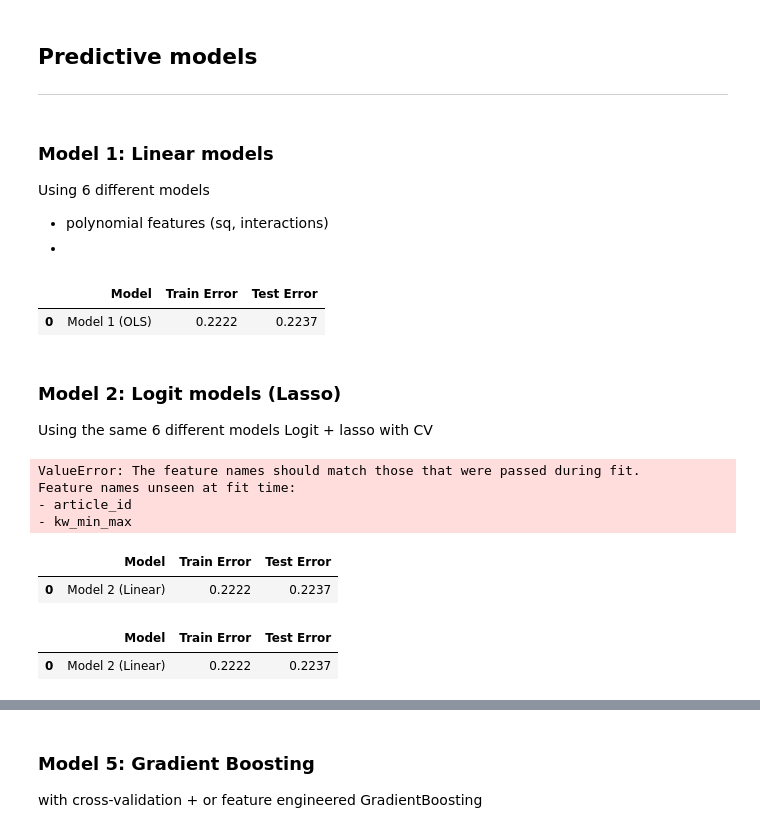
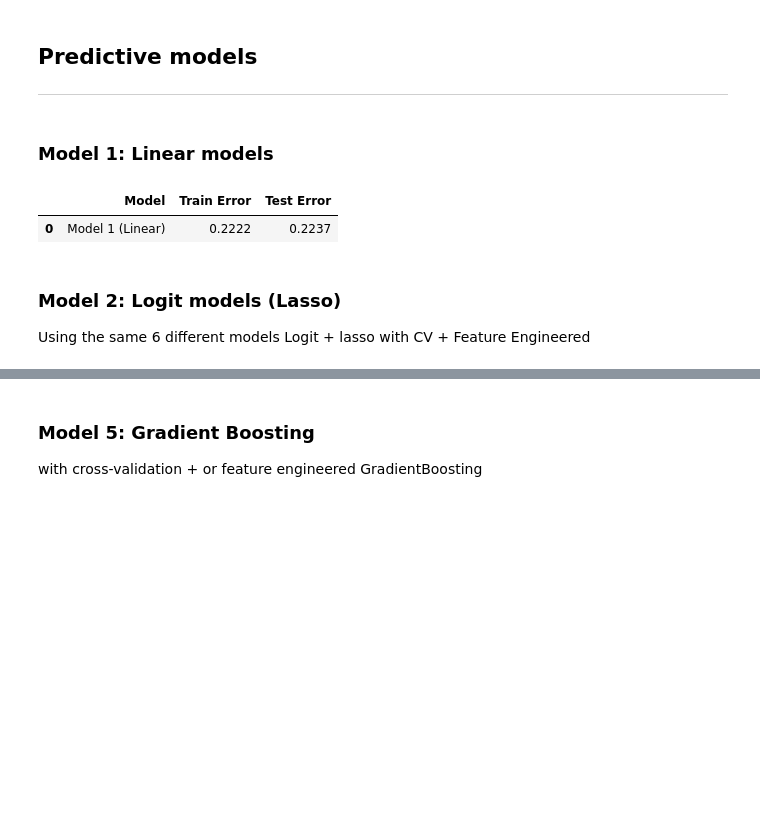
Before and after one commit to zsofiarebeka/ceu-ml1-ml2, a Jupyter notebook: Kaggle competition/Kaggle_Katona.ipynb, the cells around one changed output, grey strips where cells are left out. Cells and saved outputs as stored; diff of their text form; code cells hidden in the pictures; blank space fills up the shorter version.

```diff
--- a/Kaggle competition/Kaggle_Katona.ipynb
+++ b/Kaggle competition/Kaggle_Katona.ipynb
@@ -219,14 +175,7 @@ train_df['easy_to_consume'] = train_df['data_channel_is_socmed'] + train_df['dat
 train_df['specific_to_consume'] = train_df['data_channel_is_bus'] + train_df['data_channel_is_tech'] + train_df['data_channel_is_world']
 
 # Selecting features for feature engineering
-features_fe = train_df[textvars + squared_textvars +
-                       mediavars + squared_mediavars +
-                       topicvars + squared_topicvars +
-                       keywordvars + squared_keywordvars +
-                       socmedvars + squared_socmedvars +
-                       timevars + squared_timevars +
-                       sentimentvars + squared_sentimentvars +
-                       ['total_multimedia', 'easy_to_consume', 'specific_to_consume']]
+features_fe = train_df[['total_multimedia', 'easy_to_consume', 'specific_to_consume']]
 
 # We label the count column
 label = train_df["is_popular"]
@@ -266,26 +215,31 @@ def calculateRMSLE(prediction, y_obs):
     ), 4)
 # %% [markdown]
 ### Model 1: Linear models
-Using 6 different models
-- polynomial features (sq, interactions)
--
 # %%
-# We are fitting the features on the y_train set
-model1 = LinearRegression().fit(X_train, y_train)
+# Setting the pipeline for the linear model
+model1 = Pipeline([
+    ('preprocessor', ColumnTransformer([
+        ('num', StandardScaler(), X_train.columns)
+    ])),
+    ('regressor', LinearRegression())
+])
+
+# Fitting the model
+model1.fit(X_train, y_train)
 
 # Calculating the train error
 train_error_lin = calculateRMSLE(model1.predict(X_train), y_train)
 
 # Calculating the test error
 test_error_lin = calculateRMSLE(model1.predict(X_test), y_test)
 
 # Displaying the results
 model_results = pd.DataFrame({"Model": ["Model 1 (Linear)"], "Train Error": [train_error_lin], "Test Error": [test_error_lin]})
 model_results
 # %% [output]
 |  | Model | Train Error | Test Error |
-| 0 | Model 1 (OLS) | 0.2222 | 0.2237 |
+| 0 | Model 1 (Linear) | 0.2222 | 0.2237 |
 # %% [markdown]
 ### Model 2: Logit models (Lasso)
 Using the same 6 different models
-Logit + lasso with CV
+Logit + lasso with CV + Feature Engineered
@@ -301,51 +245,0 @@ X_train_model3 = X_train_fe[model3]
-# %%
-# We are fitting the features on the y_train set
-model2 = LinearRegression().fit(X_train_model2, y_train)
-
-# Calculating the train error
-train_error_2 = calculateRMSLE(model2.predict(X_train), y_train)
-
-# Calculating the test error
-test_error_2 = calculateRMSLE(model2.predict(X_test), y_test)
-
-# Defining and displaying the results for Model 2
-model2_results = {"Model": ["Model 2 (Linear)"], "Train Error": [train_error_2], "Test Error": [test_error_2]}
-model_results = model_results.append(model2_results, ignore_index=True)
-model_results
-# %% [output]
-ValueError: The feature names should match those that were passed during fit.
-Feature names unseen at fit time:
-- article_id
-- kw_min_max
-# %%
-# We are fitting the features on the y_train set
-model3 = LinearRegression().fit(X_train_model3, y_train)
-
-# Calculating the train error
-train_error_3 = calculateRMSLE(model3.predict(X_train), y_train)
-
-# Calculating the test error
-test_error_3 = calculateRMSLE(model3.predict(X_test), y_test)
-
-# Displaying the results
-model_results = pd.DataFrame({"Model": ["Model 3 (Linear)"], "Train Error": [train_error_3], "Test Error": [test_error_3]})
-model_results
-# %% [output]
-|  | Model | Train Error | Test Error |
-| 0 | Model 2 (Linear) | 0.2222 | 0.2237 |
-# %%
-# We are fitting the features on the y_train set
-model4 = LinearRegression().fit(X_train_model4, y_train)
-
-# Calculating the train error
-train_error_4 = calculateRMSLE(model4.predict(X_train), y_train)
-
-# Calculating the test error
-test_error_4 = calculateRMSLE(model4.predict(X_test), y_test)
-
-# Displaying the results
-model_results = pd.DataFrame({"Model": ["Model 4 (Linear)"], "Train Error": [train_error_4], "Test Error": [test_error_4]})
-model_results
-# %% [output]
-|  | Model | Train Error | Test Error |
-| 0 | Model 2 (Linear) | 0.2222 | 0.2237 |
```
Also changed, not shown: parts of 24 cells of this notebook.
